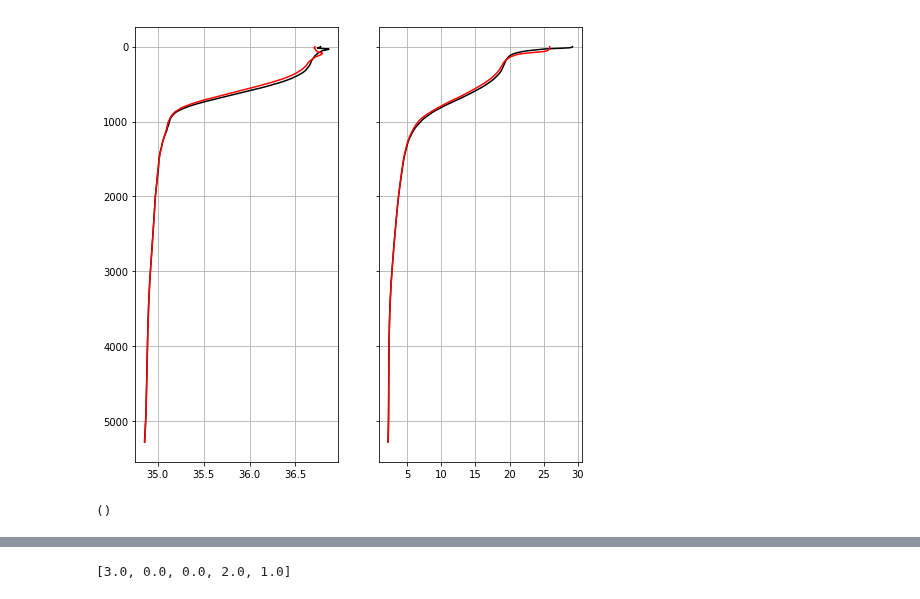
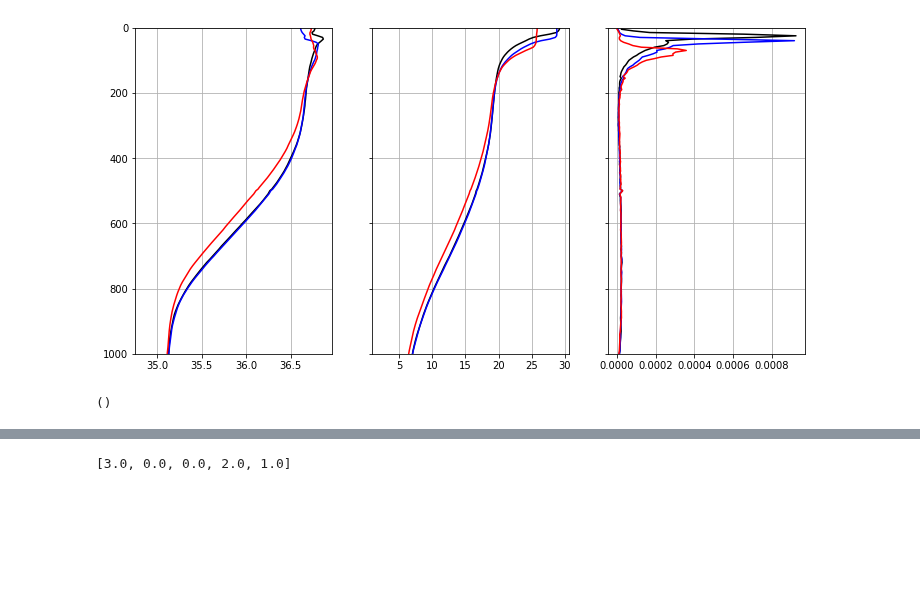
Before and after one commit to jakesteinberg/geostrophic_turbulence, a Jupyter notebook: bermuda_dg037_2019_initial_processing.ipynb, the cells around one changed output, grey strips where cells are left out. Drawn from its saved outputs; the diff is of its cells as text; code cells hidden in the pictures; blank space fills up the shorter version.

```diff
--- a/bermuda_dg037_2019_initial_processing.ipynb
+++ b/bermuda_dg037_2019_initial_processing.ipynb
@@ -42,7 +42,7 @@ bin_depth = GD.variables['grid'][:]
 # ----------------------------------------------------------------------------------------------------------------------
 # ---- PROCESSING USING GLIDER PACKAGE
 gs = 46
-ge = 98
+ge = 106
 x = Glider(37, np.arange(gs, ge + 1), '/Users/jake/Documents/seaglider/dg037_bermuda_19/')
 
 box = np.array([[30.595, 69.9725], [31.405, 69.9725], [31.405, 69.0275], [30.595, 69.0275]])  # SW, NW, NE, SE (corners)
@@ -188,14 +199,22 @@ plot_pro(ax2)
 # %%
-f, (ax, ax2) = plt.subplots(1, 2, sharey=True)
+matplotlib.rcParams['figure.figsize'] = (12, 6)
+f, (ax, ax2, ax3) = plt.subplots(1, 3, sharey=True)
 ax.plot(np.nanmean(s[:, 0:20], axis=1), grid, color='k')
+ax.plot(np.nanmean(s[:, 60:80], axis=1), grid, color='b')
 ax.plot(np.nanmean(s[:, -20:], axis=1), grid, color='r')
+ax.set_ylim([0, 1000])
 ax.invert_yaxis()
 ax.grid()
 ax2.plot(np.nanmean(t[:, 0:20], axis=1), grid, color='k')
+ax2.plot(np.nanmean(t[:, 60:80], axis=1), grid, color='b')
 ax2.plot(np.nanmean(t[:, -20:], axis=1), grid, color='r')
-plot_pro(ax2)
+ax2.grid()
+ax3.plot(np.nanmean(dg_N2[:, 0:20], axis=1), grid, color='k')
+ax3.plot(np.nanmean(dg_N2[:, 60:80], axis=1), grid, color='b')
+ax3.plot(np.nanmean(dg_N2[:, -20:], axis=1), grid, color='r')
+plot_pro(ax3)
 # %% [output]
-[figure, old version]
+[figure, new version]
 ()
 # %%
 # -- Background density profiles and (seasonal variability, not yet for 37)
```
Also changed, not shown: parts of 15 cells of this notebook, 2 other files.
